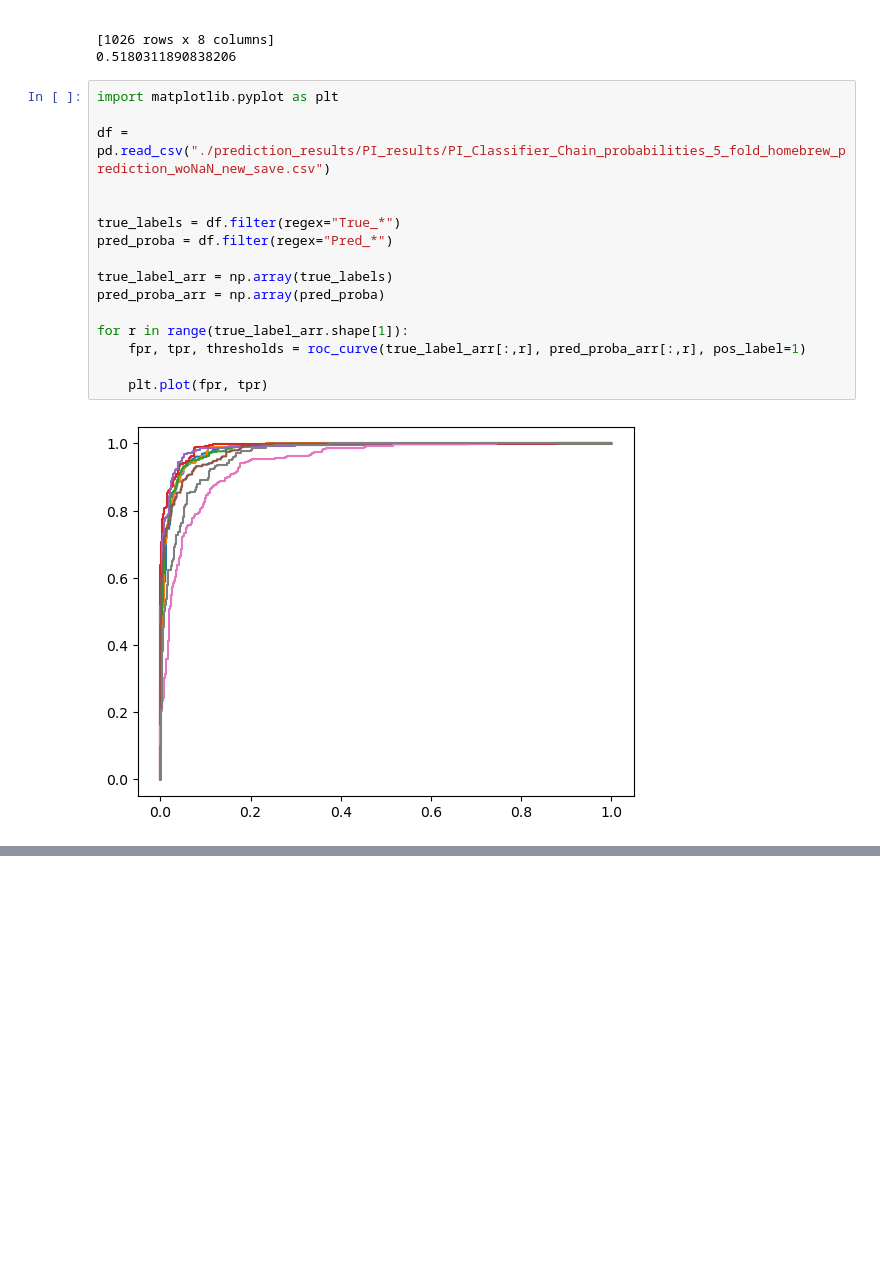
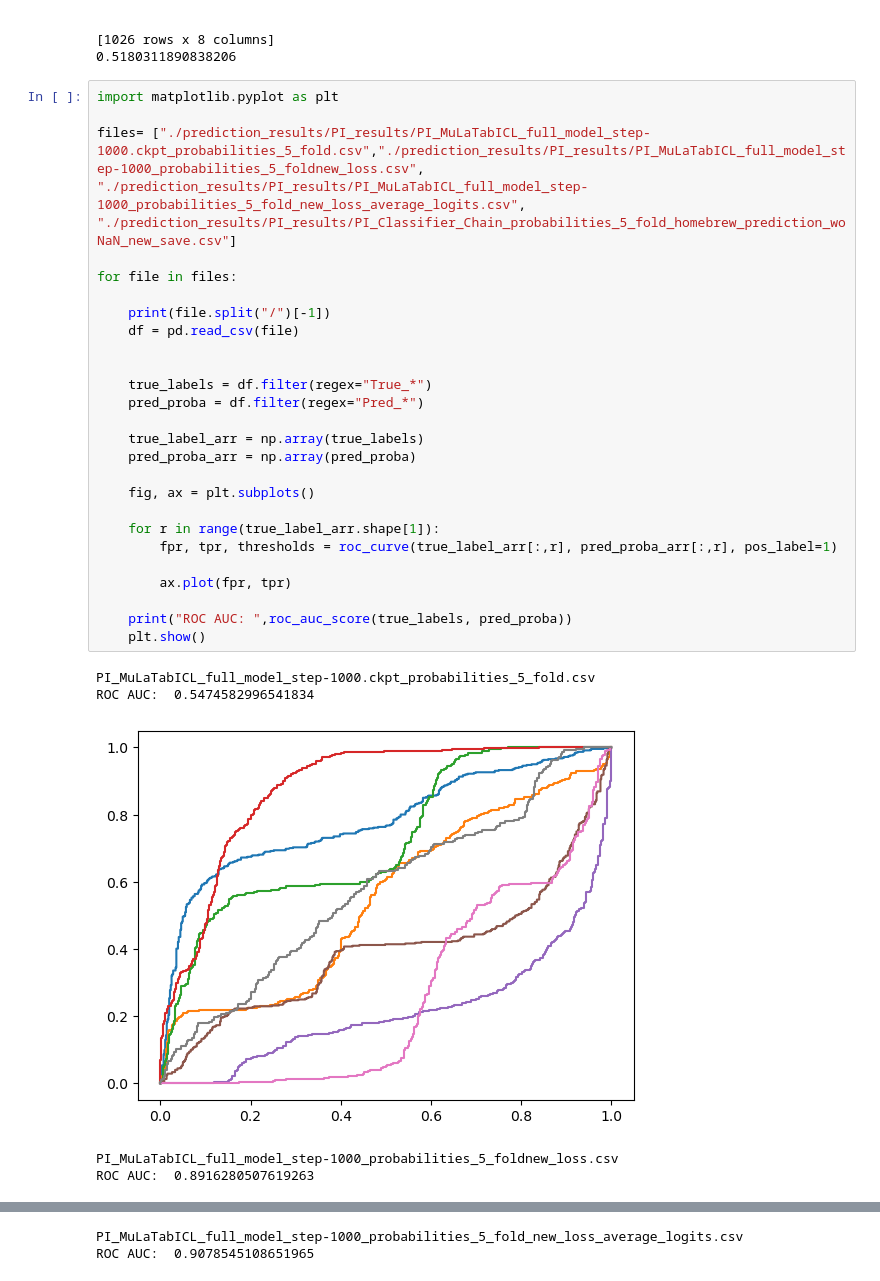
Before and after one commit to FloAvis/MultiLabel-PFN, a Jupyter notebook: Sandbox.ipynb, the cells around one changed output, grey strips where cells are left out. Drawn from its saved outputs; the diff is of its cells as text; blank space fills up the shorter version.

Commit message:
Getting thresholds for models

```diff
--- a/Sandbox.ipynb
+++ b/Sandbox.ipynb
@@ -823,18 +823,32 @@ print(sub_acc)
 # %%
 import matplotlib.pyplot as plt
 
-df = pd.read_csv("./prediction_results/PI_results/PI_Classifier_Chain_probabilities_5_fold_homebrew_prediction_woNaN_new_save.csv")
+files= ["./prediction_results/PI_results/PI_MuLaTabICL_full_model_step-1000.ckpt_probabilities_5_fold.csv","./prediction_results/PI_results/PI_MuLaTabICL_full_model_step-1000_probabilities_5_foldnew_loss.csv", "./prediction_results/PI_results/PI_MuLaTabICL_full_model_step-1000_probabilities_5_fold_new_loss_average_logits.csv", "./prediction_results/PI_results/PI_Classifier_Chain_probabilities_5_fold_homebrew_prediction_woNaN_new_save.csv"]
+
+for file in files:
+
+    print(file.split("/")[-1])
+    df = pd.read_csv(file)
 
 
-true_labels = df.filter(regex="True_*")
-pred_proba = df.filter(regex="Pred_*")
+    true_labels = df.filter(regex="True_*")
+    pred_proba = df.filter(regex="Pred_*")
 
-true_label_arr = np.array(true_labels)
-pred_proba_arr = np.array(pred_proba)
+    true_label_arr = np.array(true_labels)
+    pred_proba_arr = np.array(pred_proba)
 
-for r in range(true_label_arr.shape[1]):
-    fpr, tpr, thresholds = roc_curve(true_label_arr[:,r], pred_proba_arr[:,r], pos_label=1)
+    fig, ax = plt.subplots()
 
-    plt.plot(fpr, tpr)
+    for r in range(true_label_arr.shape[1]):
+        fpr, tpr, thresholds = roc_curve(true_label_arr[:,r], pred_proba_arr[:,r], pos_label=1)
+
+        ax.plot(fpr, tpr)
+
+    print("ROC AUC: ",roc_auc_score(true_labels, pred_proba))
+    plt.show()
 # %% [output]
+PI_MuLaTabICL_full_model_step-1000.ckpt_probabilities_5_fold.csv
+ROC AUC:  0.5474582996541834
-[figure, old version]
+[figure, new version]
+PI_MuLaTabICL_full_model_step-1000_probabilities_5_foldnew_loss.csv
+ROC AUC:  0.8916280507619263
@@ -840,0 +856,2 @@ for r in range(true_label_arr.shape[1]):
+PI_MuLaTabICL_full_model_step-1000_probabilities_5_fold_new_loss_average_logits.csv
+ROC AUC:  0.9078545108651965
```
Also changed, not shown: parts of 9 cells of this notebook, 5 other files.
